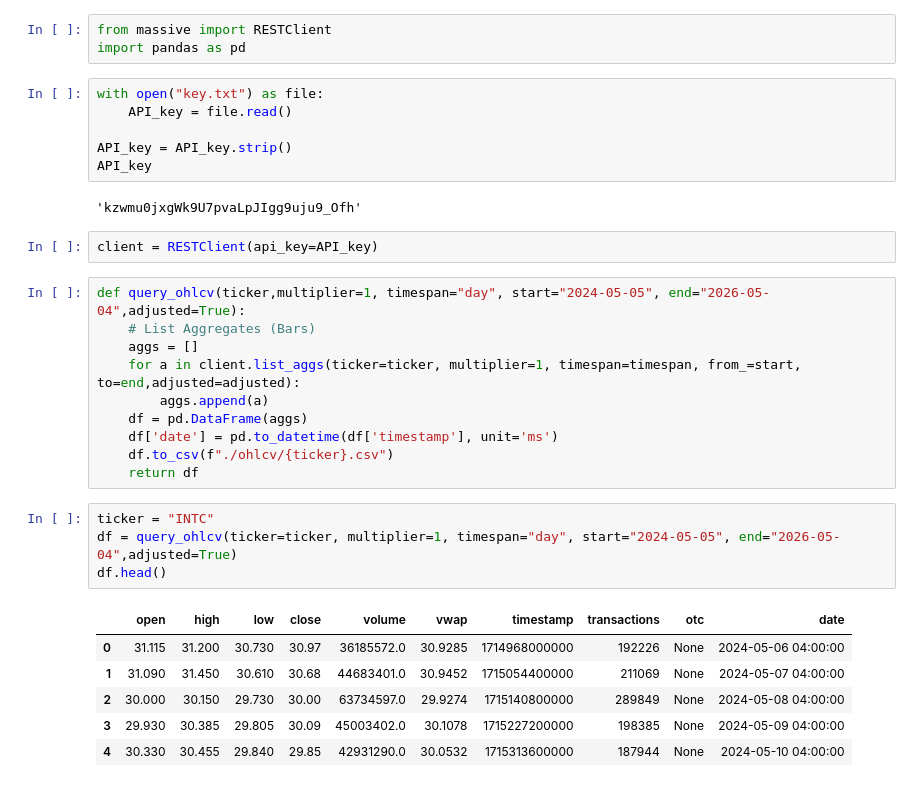
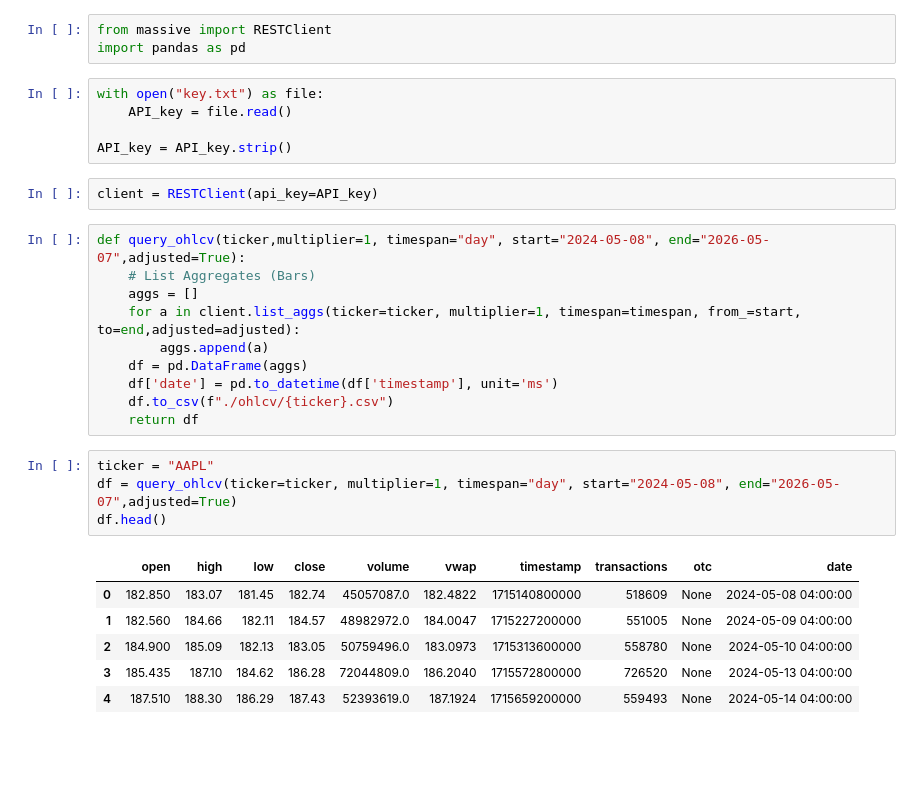
Before and after one commit to kumarbyes/project_stock_analysis, a Jupyter notebook: polygon_api/querying_polygon.ipynb, the cells around one changed output. Saved outputs shown, nothing was run; the diff lists cells and outputs as text; blank space fills up the shorter version.

```diff
--- a/polygon_api/querying_polygon.ipynb
+++ b/polygon_api/querying_polygon.ipynb
@@ -6,13 +6,10 @@ with open("key.txt") as file:
     API_key = file.read()
 
 API_key = API_key.strip()
-API_key
-# %% [output]
-'kzwmu0jxgWk9U7pvaLpJIgg9uju9_Ofh'
 # %%
 client = RESTClient(api_key=API_key)
 # %%
-def query_ohlcv(ticker,multiplier=1, timespan="day", start="2024-05-05", end="2026-05-04",adjusted=True):
+def query_ohlcv(ticker,multiplier=1, timespan="day", start="2024-05-08", end="2026-05-07",adjusted=True):
     # List Aggregates (Bars)
     aggs = []
     for a in client.list_aggs(ticker=ticker, multiplier=1, timespan=timespan, from_=start, to=end,adjusted=adjusted):
@@ -22,16 +19,16 @@ def query_ohlcv(ticker,multiplier=1, timespan="day", start="2024-05-05", end="20
     df.to_csv(f"./ohlcv/{ticker}.csv")
     return df
 # %%
-ticker = "INTC"
-df = query_ohlcv(ticker=ticker, multiplier=1, timespan="day", start="2024-05-05", end="2026-05-04",adjusted=True)
+ticker = "AAPL"
+df = query_ohlcv(ticker=ticker, multiplier=1, timespan="day", start="2024-05-08", end="2026-05-07",adjusted=True)
 df.head()
 # %% [output]
 |  | open | high | low | close | volume | vwap | timestamp | transactions | otc | date |
-| 0 | 31.115 | 31.200 | 30.730 | 30.97 | 36185572.0 | 30.9285 | 1714968000000 | 192226 | None | 2024-05-06 04:00:00 |
-| 1 | 31.090 | 31.450 | 30.610 | 30.68 | 44683401.0 | 30.9452 | 1715054400000 | 211069 | None | 2024-05-07 04:00:00 |
-| 2 | 30.000 | 30.150 | 29.730 | 30.00 | 63734597.0 | 29.9274 | 1715140800000 | 289849 | None | 2024-05-08 04:00:00 |
-| 3 | 29.930 | 30.385 | 29.805 | 30.09 | 45003402.0 | 30.1078 | 1715227200000 | 198385 | None | 2024-05-09 04:00:00 |
-| 4 | 30.330 | 30.455 | 29.840 | 29.85 | 42931290.0 | 30.0532 | 1715313600000 | 187944 | None | 2024-05-10 04:00:00 |
+| 0 | 182.850 | 183.07 | 181.45 | 182.74 | 45057087.0 | 182.4822 | 1715140800000 | 518609 | None | 2024-05-08 04:00:00 |
+| 1 | 182.560 | 184.66 | 182.11 | 184.57 | 48982972.0 | 184.0047 | 1715227200000 | 551005 | None | 2024-05-09 04:00:00 |
+| 2 | 184.900 | 185.09 | 182.13 | 183.05 | 50759496.0 | 183.0973 | 1715313600000 | 558780 | None | 2024-05-10 04:00:00 |
+| 3 | 185.435 | 187.10 | 184.62 | 186.28 | 72044809.0 | 186.2040 | 1715572800000 | 726520 | None | 2024-05-13 04:00:00 |
+| 4 | 187.510 | 188.30 | 186.29 | 187.43 | 52393619.0 | 187.1924 | 1715659200000 | 559493 | None | 2024-05-14 04:00:00 |
 # %%
 df.tail()
 # %% [output]
```
Also changed, not shown: parts of 15 cells of this notebook, 8 other files.
